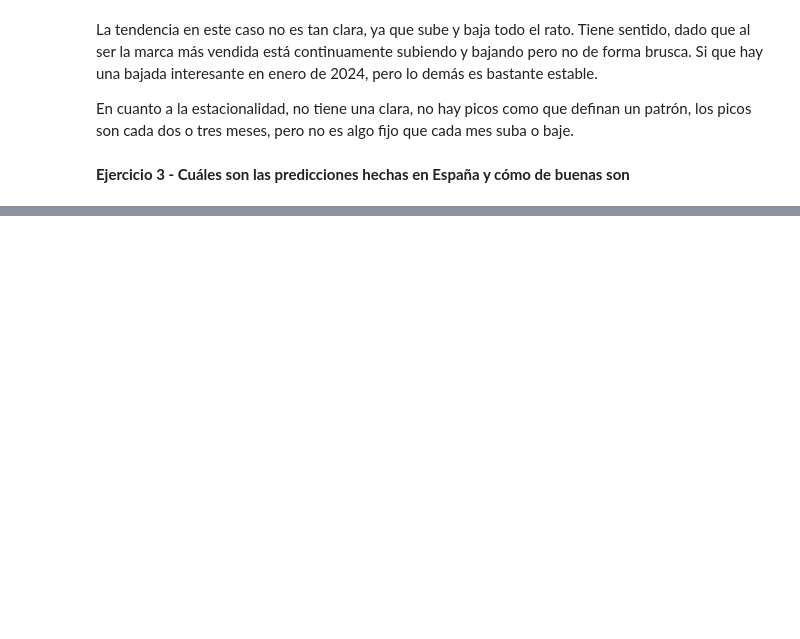
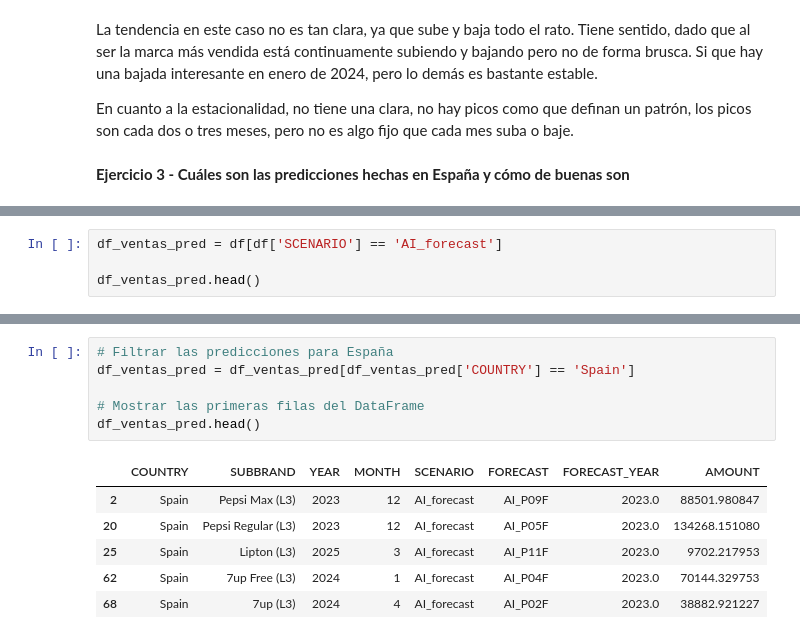
Before and after one commit to martaherraiz/UFV-visualizaciondatos, a Jupyter notebook: Práctica1.ipynb, the cells around one changed output, grey strips where cells are left out. Drawn from its saved outputs; the diff is of its cells as text; blank space fills up the shorter version.

```diff
--- a/Práctica1.ipynb
+++ b/Práctica1.ipynb
@@ -522,0 +459,4 @@ fig.show()
+# %%
+df_ventas_pred = df[df['SCENARIO'] == 'AI_forecast']
+
+df_ventas_pred.head()
@@ -522,0 +470,13 @@ fig.show()
+# %%
+# Filtrar las predicciones para España
+df_ventas_pred = df_ventas_pred[df_ventas_pred['COUNTRY'] == 'Spain']
+
+# Mostrar las primeras filas del DataFrame
+df_ventas_pred.head()
+# %% [output]
+|  | COUNTRY | SUBBRAND | YEAR | MONTH | SCENARIO | FORECAST | FORECAST_YEAR | AMOUNT |
+| 2 | Spain | Pepsi Max (L3) | 2023 | 12 | AI_forecast | AI_P09F | 2023.0 | 88501.980847 |
+| 20 | Spain | Pepsi Regular (L3) | 2023 | 12 | AI_forecast | AI_P05F | 2023.0 | 134268.151080 |
+| 25 | Spain | Lipton (L3) | 2025 | 3 | AI_forecast | AI_P11F | 2023.0 | 9702.217953 |
+| 62 | Spain | 7up Free (L3) | 2024 | 1 | AI_forecast | AI_P04F | 2023.0 | 70144.329753 |
+| 68 | Spain | 7up (L3) | 2024 | 4 | AI_forecast | AI_P02F | 2023.0 | 38882.921227 |
```
Also changed, not shown: parts of 15 cells of this notebook.
